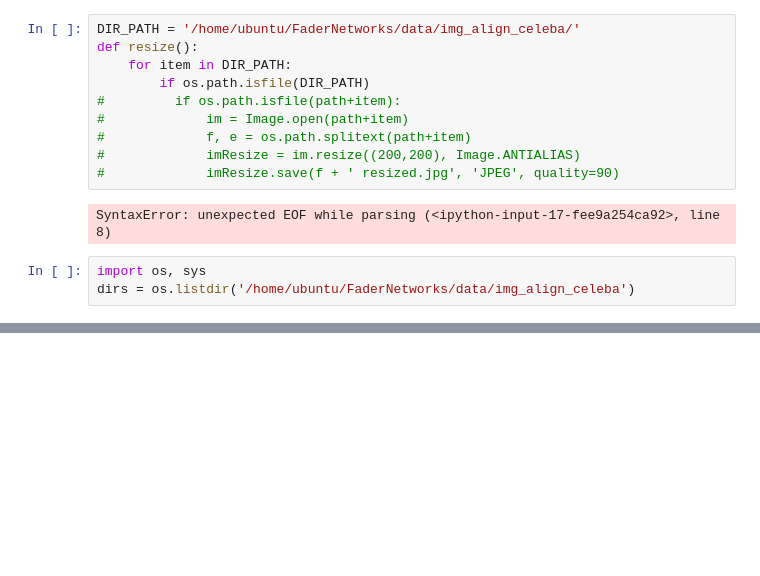
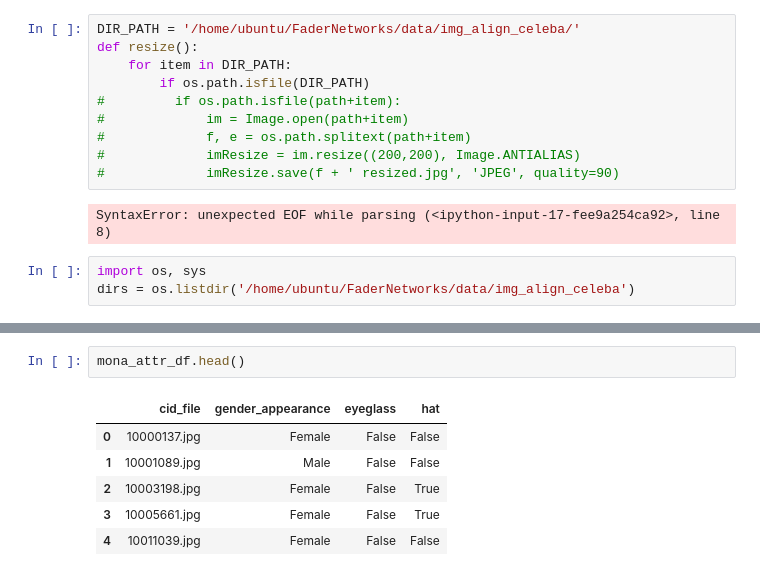
Before and after one commit to Dawdleryang/FaderNetworks, a Jupyter notebook: data/input_data_eda.ipynb, the cells around one changed output, grey strips where cells are left out. Drawn from its saved outputs; the diff is of its cells as text; blank space fills up the shorter version.

```diff
--- a/data/input_data_eda.ipynb
+++ b/data/input_data_eda.ipynb
@@ -187,0 +223,9 @@ dirs = os.listdir('/home/ubuntu/FaderNetworks/data/img_align_celeba')
+# %%
+mona_attr_df.head()
+# %% [output]
+|  | cid_file | gender_appearance | eyeglass | hat |
+| 0 | 10000137.jpg | Female | False | False |
+| 1 | 10001089.jpg | Male | False | False |
+| 2 | 10003198.jpg | Female | False | True |
+| 3 | 10005661.jpg | Female | False | True |
+| 4 | 10011039.jpg | Female | False | False |
```
Also changed, not shown: parts of 8 cells of this notebook, 1 other file.
